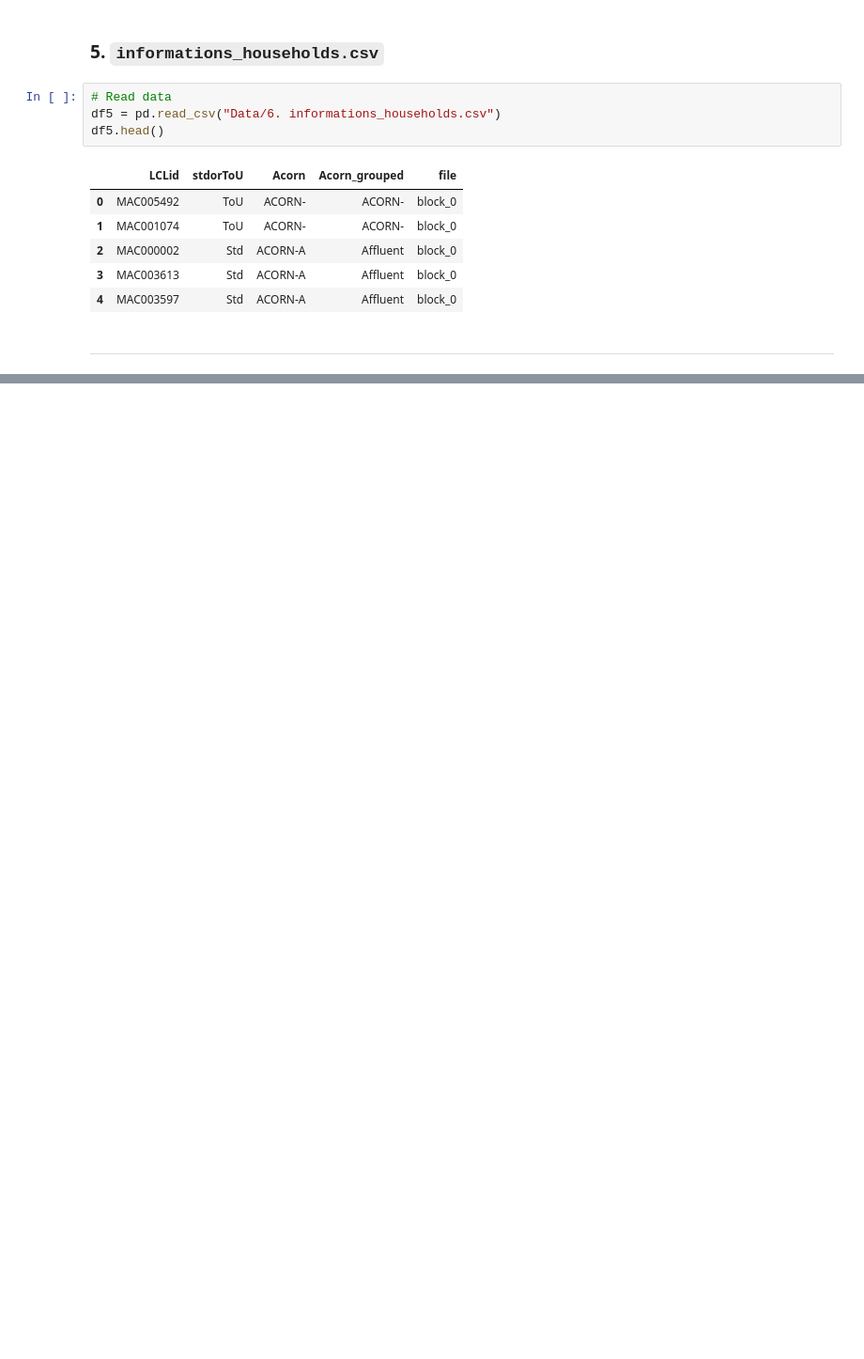
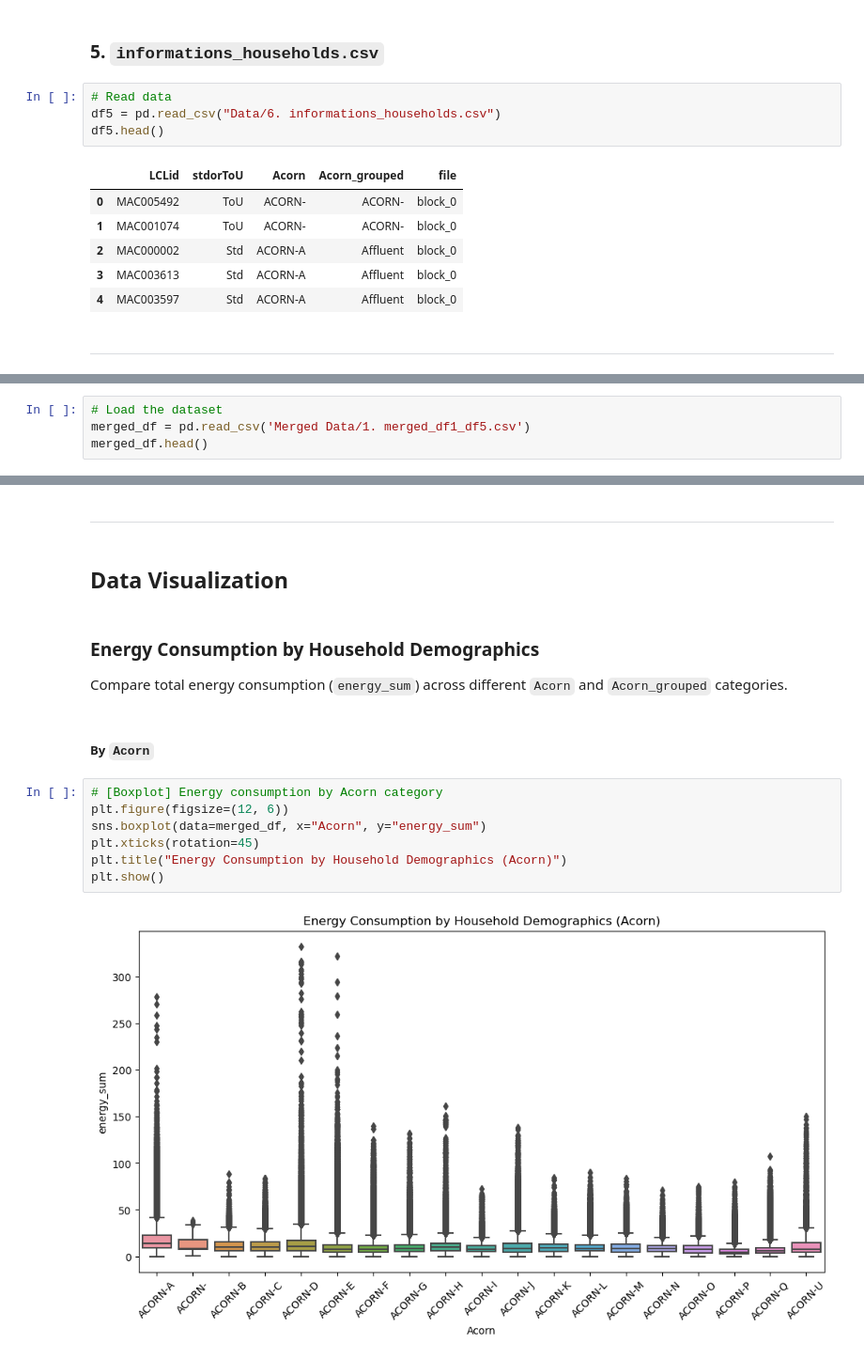
Before and after one commit to shanniekwok/IS459-G1T7, a Jupyter notebook: 2.1 Internal Factors Analysis.ipynb, the cells around one changed output, grey strips where cells are left out. Shown: that part at 94% size. Saved outputs shown, nothing was run; the diff lists cells and outputs as text; blank space fills up the shorter version.

```diff
--- a/2.1 Internal Factors Analysis.ipynb
+++ b/2.1 Internal Factors Analysis.ipynb
@@ -86,0 +145,4 @@ df5.head()
+# %%
+# Load the dataset
+merged_df = pd.read_csv('Merged Data/1. merged_df1_df5.csv')
+merged_df.head()
@@ -86,0 +209,18 @@ df5.head()
+# %% [markdown]
+---
+# %% [markdown]
+## Data Visualization
+# %% [markdown]
+### Energy Consumption by Household Demographics
+Compare total energy consumption (`energy_sum`) across different `Acorn` and `Acorn_grouped` categories.
+# %% [markdown]
+##### By `Acorn`
+# %%
+# [Boxplot] Energy consumption by Acorn category
+plt.figure(figsize=(12, 6))
+sns.boxplot(data=merged_df, x="Acorn", y="energy_sum")
+plt.xticks(rotation=45)
+plt.title("Energy Consumption by Household Demographics (Acorn)")
+plt.show()
+# %% [output]
+[figure, added]
```
Also changed, not shown: parts of 28 cells of this notebook.
